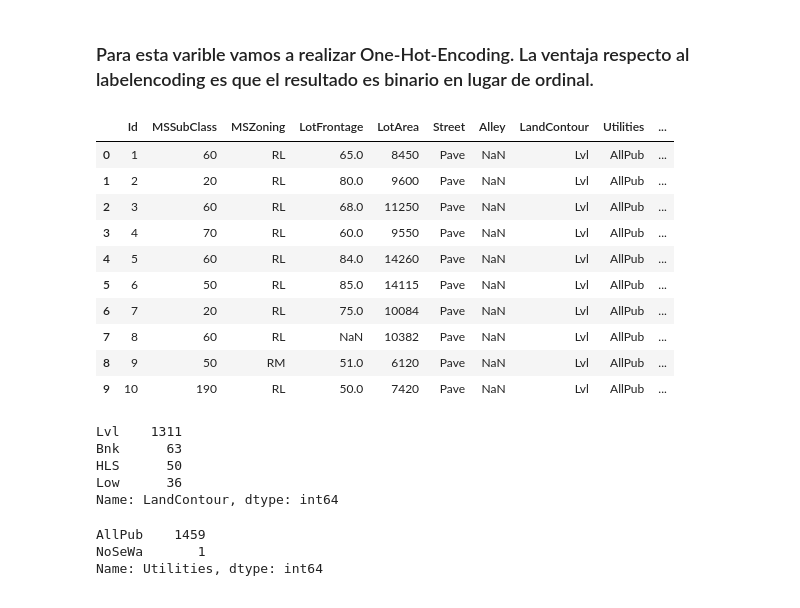
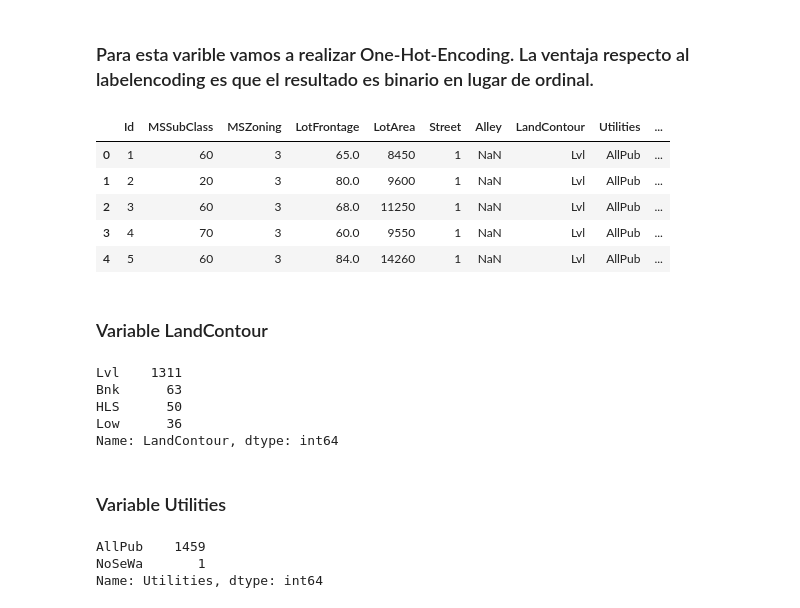
Before and after one commit to Sebastian-Cordova-Mendoza/Kaggle-Houseprices, a Jupyter notebook: rsc/Modelo1_RF_Simple.ipynb, the cells around one changed output. Drawn from its saved outputs; the diff is of its cells as text; code cells hidden in the pictures.

Commit message:
Análisis variables M1

```diff
--- a/rsc/Modelo1_RF_Simple.ipynb
+++ b/rsc/Modelo1_RF_Simple.ipynb
@@ -5,7 +5,7 @@ import pandas as pd
 import warnings
 warnings.filterwarnings('ignore')
 warnings.simplefilter(action='ignore', category=FutureWarning)
-pd.set_option('display.max_rows', None)
+pd.set_option('display.max_rows', 40)
 pd.set_option('display.max_columns', None)
 import numpy as np
 from utils.funciones_limpieza import labelencoder_simple
@@ -100,20 +114,13 @@ Name: LotShape, dtype: int64
 # %% [markdown]
 ### Para esta varible vamos a realizar One-Hot-Encoding. La ventaja respecto al labelencoding es que el resultado es binario en lugar de ordinal.
 # %%
-df = OneHotEncoder_simple(train[["LotShape"]])
+train = OneHotEncoder_simple(train,train[["LotShape"]])
-# %%
-train = train.join(df)
 # %%
-train.head(10)
+train.head(5)
 # %% [output]
 |  | Id | MSSubClass | MSZoning | LotFrontage | LotArea | Street | Alley | LandContour | Utilities | ... |
-| 0 | 1 | 60 | RL | 65.0 | 8450 | Pave | NaN | Lvl | AllPub | ... |
-| 1 | 2 | 20 | RL | 80.0 | 9600 | Pave | NaN | Lvl | AllPub | ... |
-| 2 | 3 | 60 | RL | 68.0 | 11250 | Pave | NaN | Lvl | AllPub | ... |
-| 3 | 4 | 70 | RL | 60.0 | 9550 | Pave | NaN | Lvl | AllPub | ... |
-| 4 | 5 | 60 | RL | 84.0 | 14260 | Pave | NaN | Lvl | AllPub | ... |
-| 5 | 6 | 50 | RL | 85.0 | 14115 | Pave | NaN | Lvl | AllPub | ... |
-| 6 | 7 | 20 | RL | 75.0 | 10084 | Pave | NaN | Lvl | AllPub | ... |
-| 7 | 8 | 60 | RL | NaN | 10382 | Pave | NaN | Lvl | AllPub | ... |
-| 8 | 9 | 50 | RM | 51.0 | 6120 | Pave | NaN | Lvl | AllPub | ... |
-| 9 | 10 | 190 | RL | 50.0 | 7420 | Pave | NaN | Lvl | AllPub | ... |
+| 0 | 1 | 60 | 3 | 65.0 | 8450 | 1 | NaN | Lvl | AllPub | ... |
+| 1 | 2 | 20 | 3 | 80.0 | 9600 | 1 | NaN | Lvl | AllPub | ... |
+| 2 | 3 | 60 | 3 | 68.0 | 11250 | 1 | NaN | Lvl | AllPub | ... |
+| 3 | 4 | 70 | 3 | 60.0 | 9550 | 1 | NaN | Lvl | AllPub | ... |
+| 4 | 5 | 60 | 3 | 84.0 | 14260 | 1 | NaN | Lvl | AllPub | ... |
@@ -122,3 +127,5 @@ del(train["LotShape"])
+# %% [markdown]
+### Variable LandContour
 # %%
 train.LandContour.value_counts(dropna=False)
 # %% [output]
@@ -130,3 +139,5 @@ Name: LandContour, dtype: int64
+# %% [markdown]
+### Variable Utilities
 # %%
 train.Utilities.value_counts(dropna=False)
 # %% [output]
```
Also changed, not shown: parts of 15 cells of this notebook, 2 other files.
